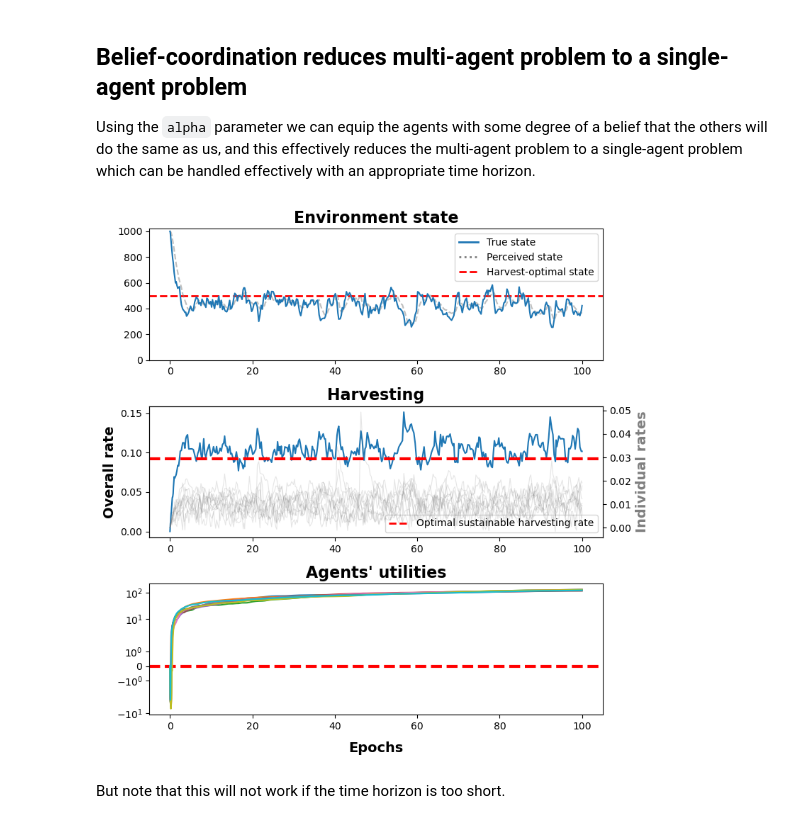
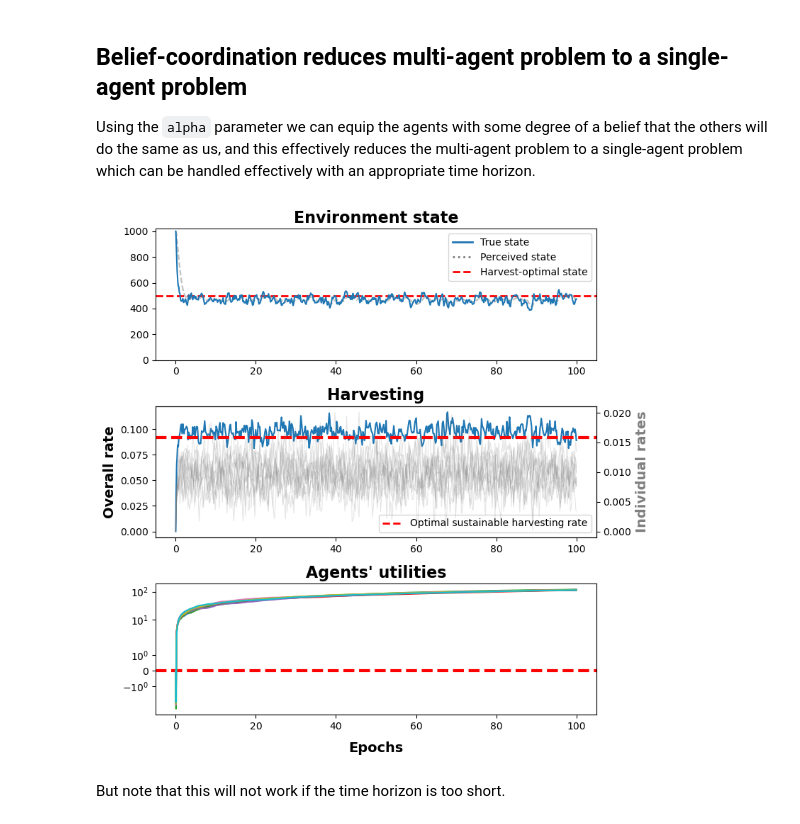
Before and after one commit to iss-obuz/gxr-envir, a Jupyter notebook: notebooks/envir-simulations.ipynb, the cells around one changed output. Cells and saved outputs as stored; diff of their text form; code cells hidden in the pictures.

```diff
--- a/notebooks/envir-simulations.ipynb
+++ b/notebooks/envir-simulations.ipynb
@@ -118,13 +123,13 @@ that the others will do the same as us, and this effectively reduces the multi-a
 problem to a single-agent problem which can be handled effectively with an appropriate
 time horizon.
 # %%
-game = EnvirGame.from_config(n_agents=10, horizon=10, alpha=1, noise=0.01, T=50)
+game = EnvirGame.from_config(n_agents=10, horizon=10, alpha=1)
 sol  = game.dynamics.run(100, seed=None)
 
 fig = game.dynamics.plot(sol)
 fig
 # %% [output]
-[figure, old version]
+[figure, new version]
 # %% [markdown]
 But note that this will not work if the time horizon is too short.
 # %%
```
Also changed, not shown: parts of 13 cells of this notebook, 9 other files.
